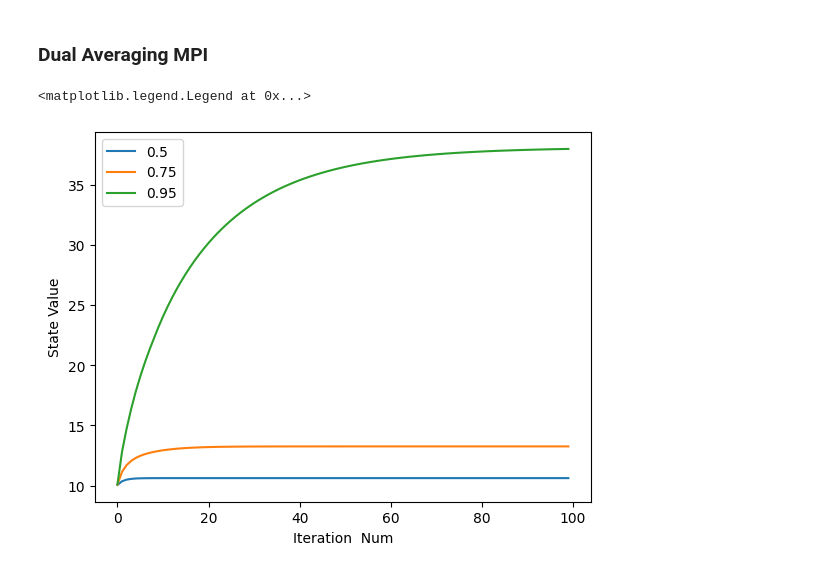
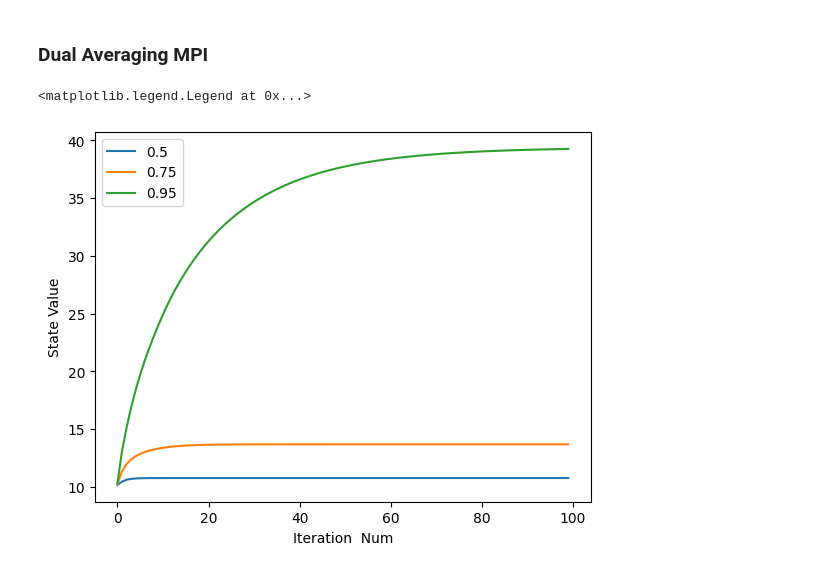
Before and after one commit to throbotaith/syumi-note-t, a Jupyter notebook: Reinforcement Learning/Dual Averaging MPI.ipynb, the cells around one changed output. Cells and saved outputs as stored; diff of their text form; code cells hidden in the pictures.

```diff
--- a/Reinforcement Learning/Dual Averaging MPI.ipynb
+++ b/Reinforcement Learning/Dual Averaging MPI.ipynb
@@ -56,7 +56,8 @@ pi[0][0] = 1
 pi[1][1] = 1
 v = np.zeros(S)
 entropy_term = 0.1
-mdp2 = MDP(S_set, A_set, 0.5, g, P)
+mu = []
+mdp2 = MDP(S_set, A_set, 0.5, g, P,mu)
 
 
 _lambda = 0.1
@@ -67,60 +68,34 @@ def KL_divergence(p, q):
 
 def entropy(p):
     return -np.sum(p * np.log(p))
 
 #πの集合、muはどうやって定義するのか
 PI = []
-mu = []
-#muがpkになる
-#pi *
-def function_for_calc_greedy_policy(Q,pi,mu,_lambda,tau)
-    return np.sum(pi * Q) - _lambda * KL_divergence(pi, mu) + tau * entropy(pi)
-
-def compute_regularized_greedy_policy(Q):
-  max_result = -float('inf')
-  for pi in PI:
-    result = function_for_calc_greedy_policy(Q,pi,mu,_lambda,tau)
-    if result > max_result:
-            max_result = result
-            max_pi = pi
-
-  return max_pi
-
-
-def compute_Q_pi_with_regularized_term(mdp2,Q,pi):
-    S,A = mdp2.S,mdp2.A
-    v = np.sum(pi * Q,axis = 1)
-    P_v = P @ (v -  0.1 * KL_divergence(pi,mu)+entropy(pi))
-    Q_pi = g + mdp2.gamma * P_v
-    return Q_pi
-
-
-
 
 def compute_Q_pi(mdp2,Q,pi):
     S,A = mdp2.S,mdp2.A
-    v = np.sum(pi * Q,axis = 1)
-    P_v = P @ (v -  0.1 * np.sum( pi * np.log(pi+1e-8),axis = 1))
-    Q_pi = g + mdp2.gamma * P_v
+    v = np.sum(pi * Q,axis = 1) #piとQの内積
+    P_v = P @ (v -  0.1 * np.sum( pi * np.log(pi+1e-8),axis = 1)+ tau * entropy(pi)) #Pと(v - 正則化項)との内積
+    Q_pi = g + mdp2.gamma * P_v # T
     return Q_pi
 
 updated_v = v
 gammas = [0.5,0.75,0.95]
 for gamma in gammas:
     mdp2 = mdp2._replace(gamma=gamma)
     v_value = []
     pi = np.ones((S,A))/A
     Q = np.zeros((S,A))
     for i in range(100):
         Q= compute_Q_pi(mdp2,Q,pi)
         pi = softmax(Q,axis=1)
         v_value.append(Q.max())
     plt.plot(v_value,label = f"{gamma}")
 
 plt.ylabel("State Value")
 plt.xlabel("Iteration  Num")
 
 plt.legend()
 # %% [output]
 <matplotlib.legend.Legend at 0x...>
-[figure, old version]
+[figure, new version]
```
Also changed, not shown: parts of 5 cells of this notebook.
